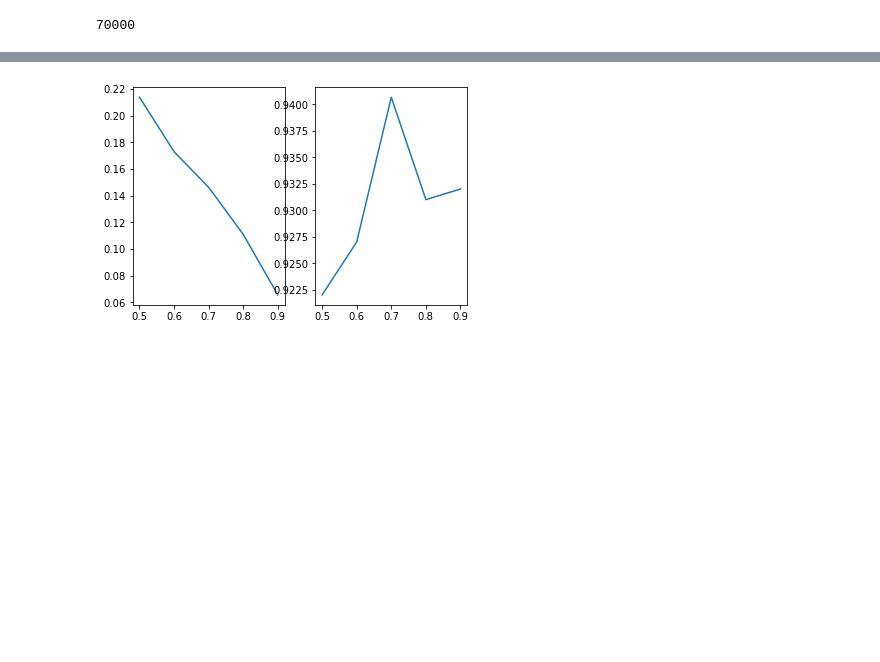
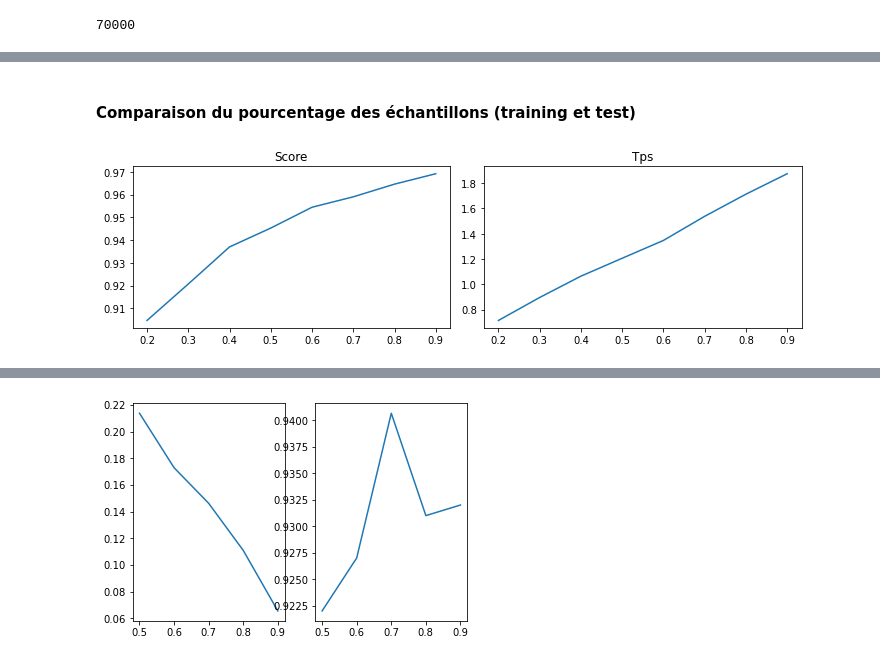
Before and after one commit to LMAGallois/AP_Supervis-, a Jupyter notebook: TP1-KNN.ipynb, the cells around one changed output, grey strips where cells are left out. Drawn from its saved outputs; the diff is of its cells as text; code cells hidden in the pictures; blank space fills up the shorter version.

```diff
--- a/TP1-KNN.ipynb
+++ b/TP1-KNN.ipynb
@@ -43,0 +119,31 @@ mnist.target_names #affichage classe correspondant à l'image
+# %% [markdown]
+#### Comparaison du pourcentage des échantillons (training et test)
+# %%
+scores = []
+times = []
+
+pourcentages = [0.2, 0.3, 0.4, 0.5, 0.6, 0.7, 0.8, 0.9]
+for p in pourcentages :
+    start = time.time()
+    xtrain,  xtest,  ytrain,  ytest = train_test_split(data, target, train_size = p)
+    clf = KNeighborsClassifier (n_neighbors = 3).fit(xtrain, ytrain)
+    clf.predict(data)
+    score = clf.score(data, target)
+    end=time.time()
+
+    tps = end-start
+    times.append(tps)
+    scores.append(score)
+
+fig, ax = plt.subplots(1,2,figsize=(10,3))
+ax[0].plot(pourcentages, scores)
+ax[0].set_title('Score')
+
+ax[1].plot(pourcentages, times)
+ax[1].set_title('Tps')
+
+
+plt.tight_layout()
+plt.show()
+# %% [output]
+[figure, added]
```
Also changed, not shown: parts of 22 cells of this notebook.
